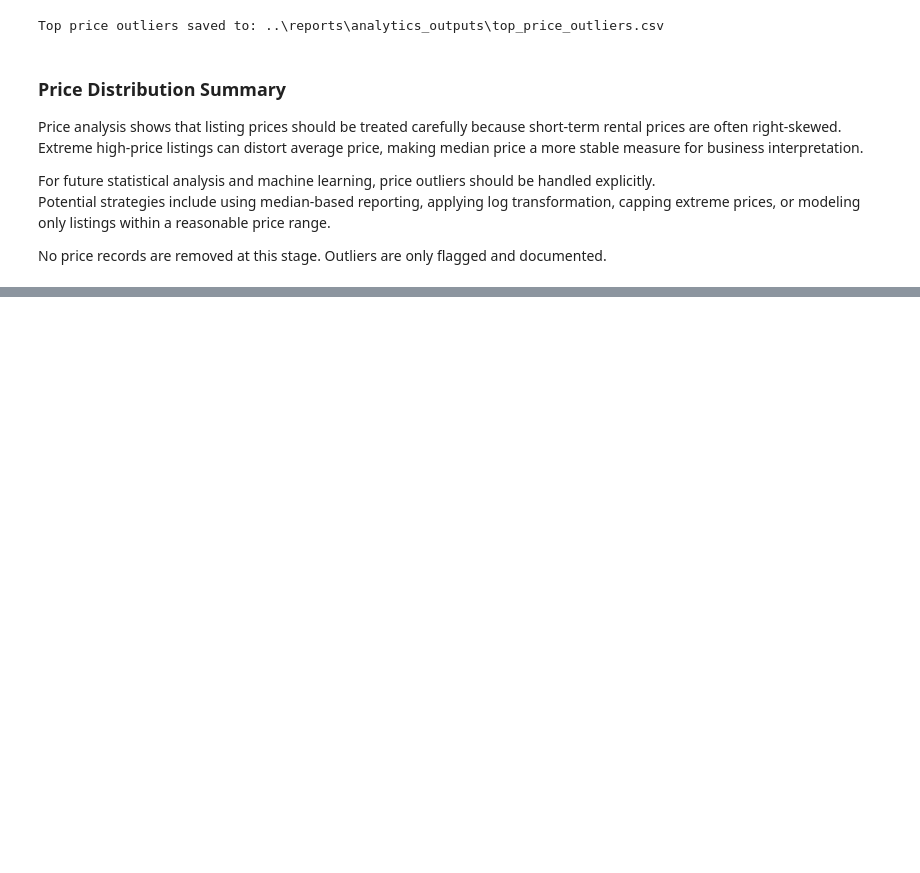
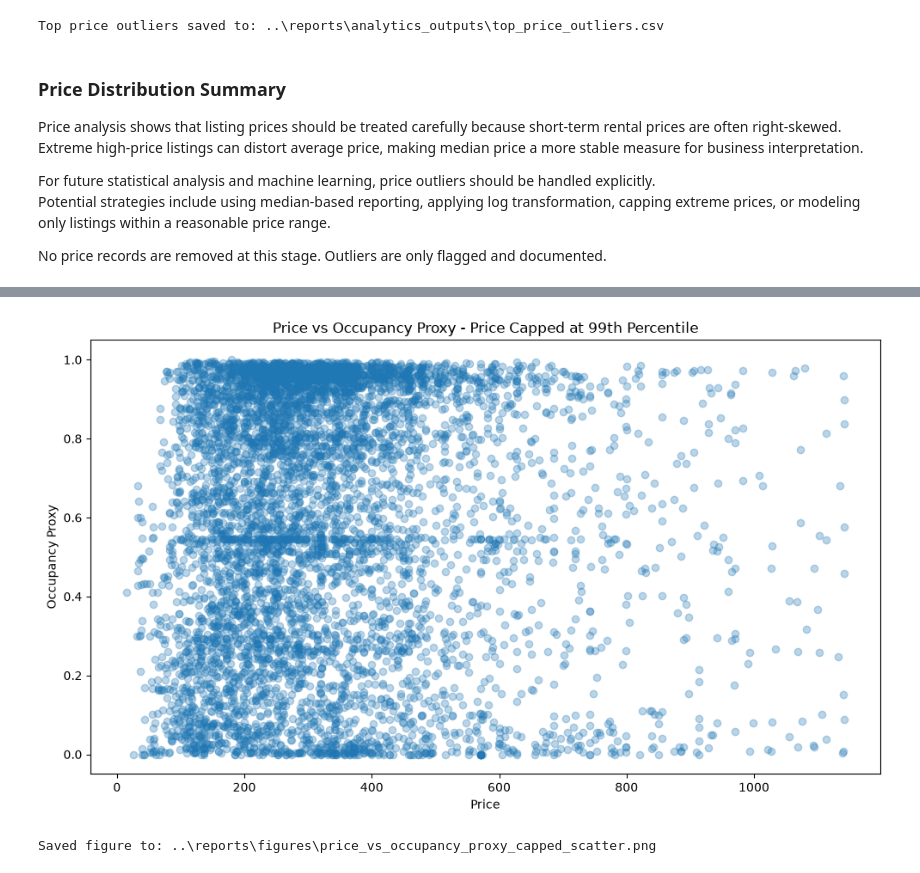
Before and after one commit to Tnadeeja/Inside-Airbnb-Market-Intelligence-Platform-Data-Engineering-Analytics-AI, a Jupyter notebook: notebooks/03_eda_business_analysis.ipynb, the cells around one changed output, grey strips where cells are left out. Cells and saved outputs as stored; diff of their text form; code cells hidden in the pictures; blank space fills up the shorter version.

```diff
--- a/notebooks/03_eda_business_analysis.ipynb
+++ b/notebooks/03_eda_business_analysis.ipynb
@@ -940,0 +1059,26 @@ No price records are removed at this stage. Outliers are only flagged and docume
+# %%
+price_99 = price_occupancy_df["price_numeric"].quantile(0.99)
+
+price_occupancy_capped_df = price_occupancy_df[
+    price_occupancy_df["price_numeric"] <= price_99
+].copy()
+
+plt.figure(figsize=(10, 6))
+plt.scatter(
+    price_occupancy_capped_df["price_numeric"],
+    price_occupancy_capped_df["occupancy_proxy"],
+    alpha=0.3
+)
+plt.title("Price vs Occupancy Proxy - Price Capped at 99th Percentile")
+plt.xlabel("Price")
+plt.ylabel("Occupancy Proxy")
+plt.tight_layout()
+
+output_path = FIGURES_PATH / "price_vs_occupancy_proxy_capped_scatter.png"
+plt.savefig(output_path, dpi=300)
+plt.show()
+
+print(f"Saved figure to: {output_path}")
+# %% [output]
+[figure, added]
+Saved figure to: ..\reports\figures\price_vs_occupancy_proxy_capped_scatter.png
```
Also changed, not shown: parts of 15 cells of this notebook, 7 other files.
